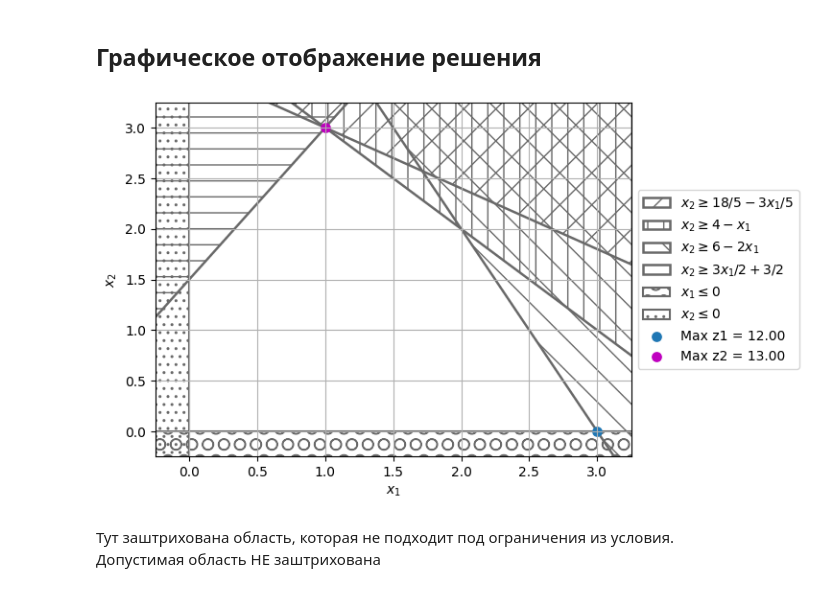
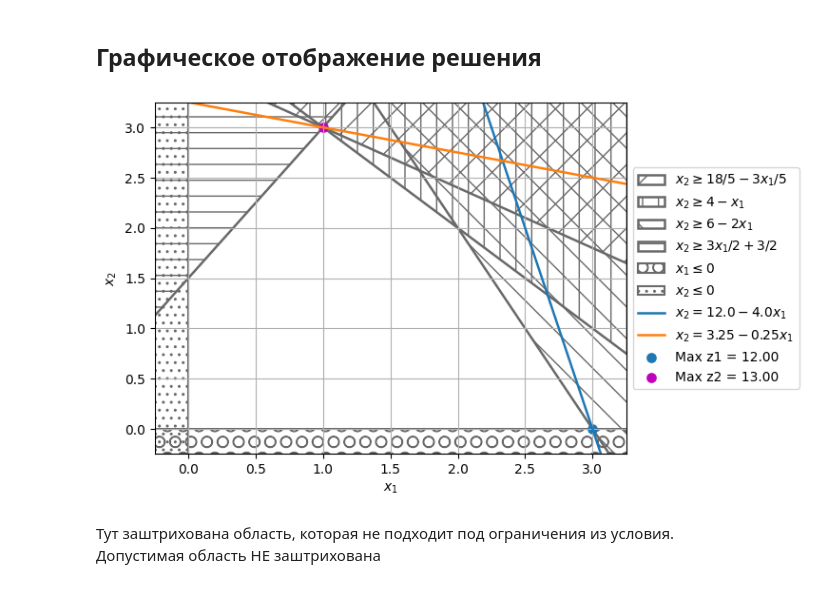
Before and after one commit to EugeneTheWatchman/decision-making-methods, a Jupyter notebook: 1.2 Графический способ построения множества Парето.ipynb, the cells around one changed output. Cells and saved outputs as stored; diff of their text form; code cells hidden in the pictures.

```diff
--- a/1.2 Графический способ построения множества Парето.ipynb
+++ b/1.2 Графический способ построения множества Парето.ipynb
@@ -75,36 +79,36 @@ array = np.linspace(MinX-10, MaxX*10, 100)
 color = 'dimgray'
 styles = [['/',color],['|',color],['\\',color],['-',color],['..',color],['O',color]]
 for i in range(len(coefficients_inequalities)):
     expr =    coefficients_inequalities[i][0] * x1 \
             + coefficients_inequalities[i][1] * x2 \
             - constants_inequalities[i]
     plot(expr, styles.pop(0))
 
 if not bounds_x[0] is None:
     style = styles.pop()
     plt.fill_between(array, bounds_x[0], -100, hatch=style[0], edgecolor=style[1],
                      label = rf'$x_1 \leq {bounds_x[0]}$',
                      facecolor="none", linestyle='-' ,linewidth=1.5)
 if not bounds_y[0] is None:
     style = styles.pop()
     plt.fill_betweenx(array, bounds_y[0], -100, hatch=style[0], edgecolor=style[1],
                       label = rf'$x_2 \leq {bounds_y[0]}$',
                       facecolor="none", linestyle='-' ,linewidth=1.5)
 
-#plot(-z1[0] * x1 - z1[1] * x2 + res1.fun, None)
-#plot(-z2[0] * x1 - z2[1] * x2 + res2.fun, None)
+plot(-z1[0] * x1 - z1[1] * x2 + res1.fun, None)
+plot(-z2[0] * x1 - z2[1] * x2 + res2.fun, None)
 
 plt.scatter(res1.x[0], res1.x[1], s=45, label = f'Max z1 ={-res1.fun: .2f}')
 plt.scatter(res2.x[0], res2.x[1], s=45, label = f'Max z2 ={-res2.fun: .2f}', facecolor='m' )
 
 plt.legend(loc = 'center left', bbox_to_anchor = (1,0.5))
 plt.grid()
 plt.xlim([-0.25, 3.25])
 plt.ylim([-0.25, 3.25])
 
 plt.show()
 # %% [output]
-[figure, old version]
+[figure, new version]
 # %% [markdown]
 Тут заштрихована область, которая не подходит под ограничения из условия.
 Допустимая область НЕ заштрихована
```
Also changed, not shown: parts of 2 cells of this notebook, 2 other files.
